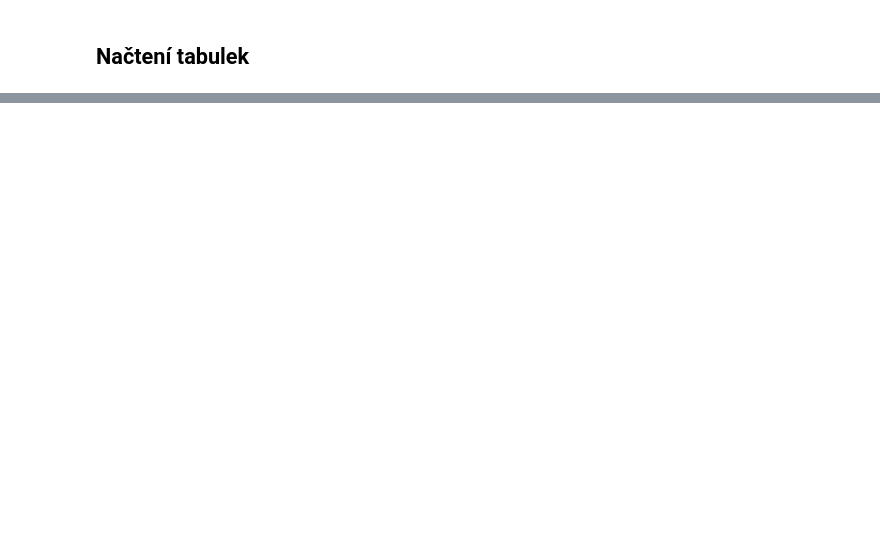
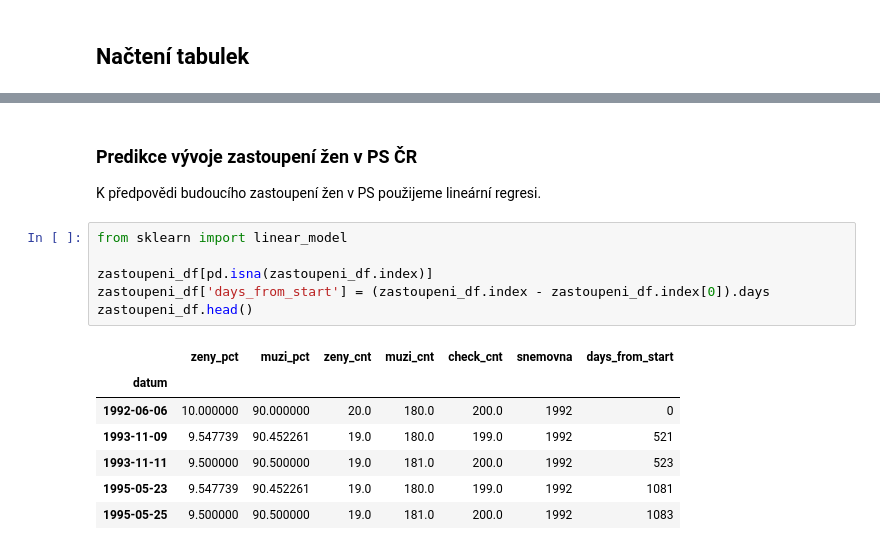
Before and after one commit to parlamentikon/parlamentikon, a Jupyter notebook: notebooks/Poslanci.src.ipynb, the cells around one changed output, grey strips where cells are left out. Drawn from its saved outputs; the diff is of its cells as text; blank space fills up the shorter version.

```diff
--- a/notebooks/Poslanci.src.ipynb
+++ b/notebooks/Poslanci.src.ipynb
@@ -215,0 +213,18 @@ podily_df[(podily_df.check_cnt != 200)]
+# %% [markdown]
+### Predikce vývoje zastoupení žen v PS ČR
+
+K předpovědi budoucího zastoupení žen v PS použijeme lineární regresi.
+# %%
+from sklearn import linear_model
+
+zastoupeni_df[pd.isna(zastoupeni_df.index)]
+zastoupeni_df['days_from_start'] = (zastoupeni_df.index - zastoupeni_df.index[0]).days
+zastoupeni_df.head()
+# %% [output]
+|  | zeny_pct | muzi_pct | zeny_cnt | muzi_cnt | check_cnt | snemovna | days_from_start |
+| datum |  |  |  |  |  |  |  |
+| 1992-06-06 | 10.000000 | 90.000000 | 20.0 | 180.0 | 200.0 | 1992 | 0 |
+| 1993-11-09 | 9.547739 | 90.452261 | 19.0 | 180.0 | 199.0 | 1992 | 521 |
+| 1993-11-11 | 9.500000 | 90.500000 | 19.0 | 181.0 | 200.0 | 1992 | 523 |
+| 1995-05-23 | 9.547739 | 90.452261 | 19.0 | 180.0 | 199.0 | 1992 | 1081 |
+| 1995-05-25 | 9.500000 | 90.500000 | 19.0 | 181.0 | 200.0 | 1992 | 1083 |
```
Also changed, not shown: parts of 25 cells of this notebook, 3 other files.
